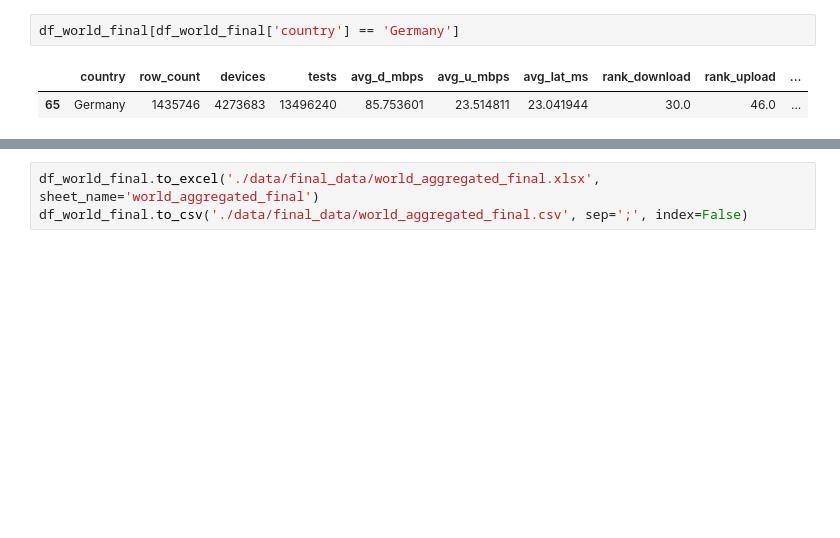
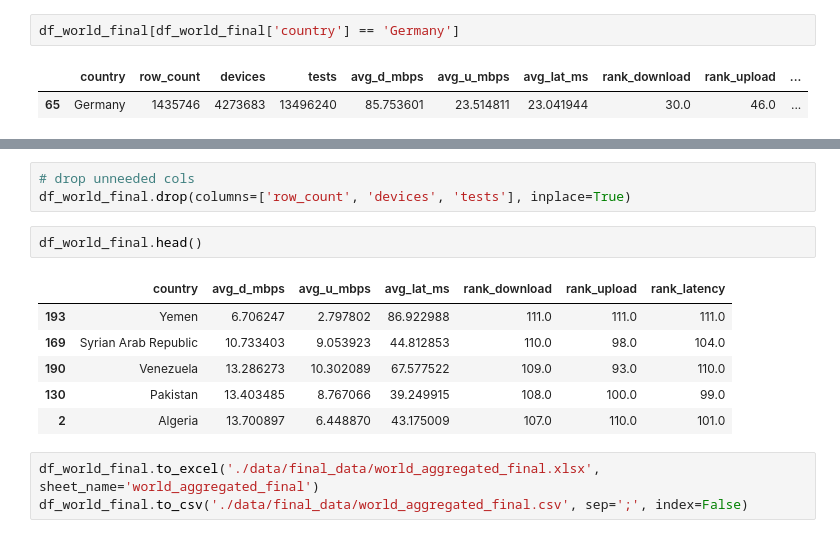
Before and after one commit to alex-bue/visual-analytics-project, a Jupyter notebook: final-cleaning-and-exploration.ipynb, the cells around one changed output, grey strips where cells are left out. Cells and saved outputs as stored; diff of their text form; blank space fills up the shorter version.

```diff
--- a/final-cleaning-and-exploration.ipynb
+++ b/final-cleaning-and-exploration.ipynb
@@ -347,6 +348,18 @@ df_world_final.head()
 | 190 | Venezuela | 72141 | 533846 | 2560333 | 13.286273 | 10.302089 | 67.577522 | 109.0 | 93.0 | ... |
 | 130 | Pakistan | 325715 | 2403531 | 8470990 | 13.403485 | 8.767066 | 39.249915 | 108.0 | 100.0 | ... |
 | 2 | Algeria | 132359 | 473200 | 1776364 | 13.700897 | 6.448870 | 43.175009 | 107.0 | 110.0 | ... |
+# %%
+# drop unneeded cols
+df_world_final.drop(columns=['row_count', 'devices', 'tests'], inplace=True)
+# %%
+df_world_final.head()
+# %% [output]
+|  | country | avg_d_mbps | avg_u_mbps | avg_lat_ms | rank_download | rank_upload | rank_latency |
+| 193 | Yemen | 6.706247 | 2.797802 | 86.922988 | 111.0 | 111.0 | 111.0 |
+| 169 | Syrian Arab Republic | 10.733403 | 9.053923 | 44.812853 | 110.0 | 98.0 | 104.0 |
+| 190 | Venezuela | 13.286273 | 10.302089 | 67.577522 | 109.0 | 93.0 | 110.0 |
+| 130 | Pakistan | 13.403485 | 8.767066 | 39.249915 | 108.0 | 100.0 | 99.0 |
+| 2 | Algeria | 13.700897 | 6.448870 | 43.175009 | 107.0 | 110.0 | 101.0 |
 # %%
 df_world_final.to_excel('./data/final_data/world_aggregated_final.xlsx', sheet_name='world_aggregated_final')
 df_world_final.to_csv('./data/final_data/world_aggregated_final.csv', sep=';', index=False)
```
Also changed, not shown: parts of 2 cells of this notebook.
